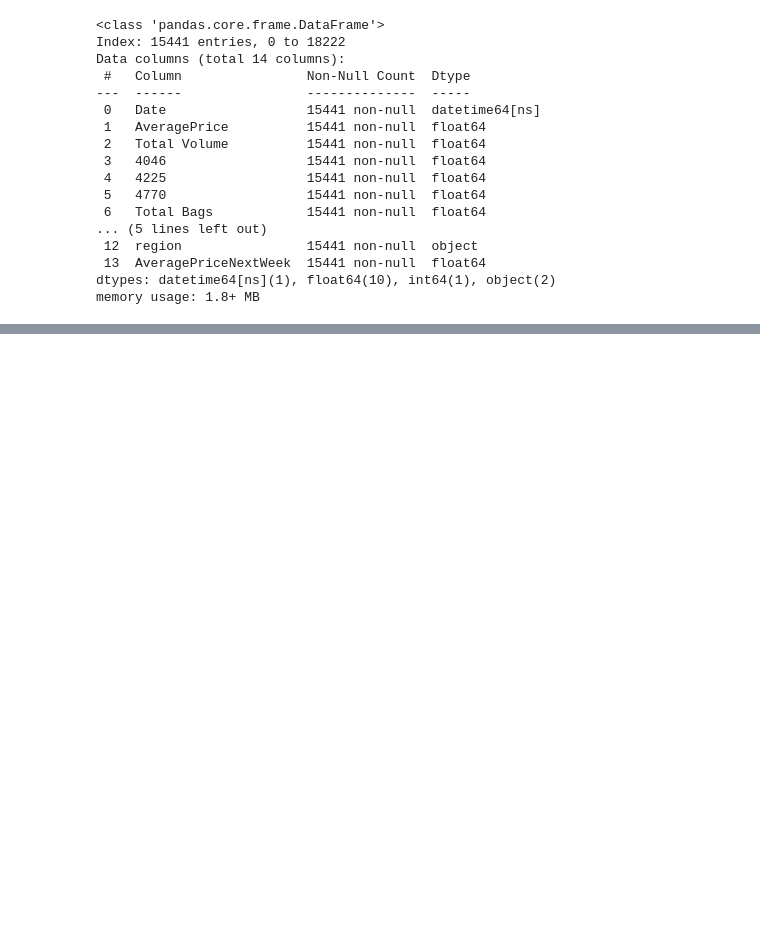
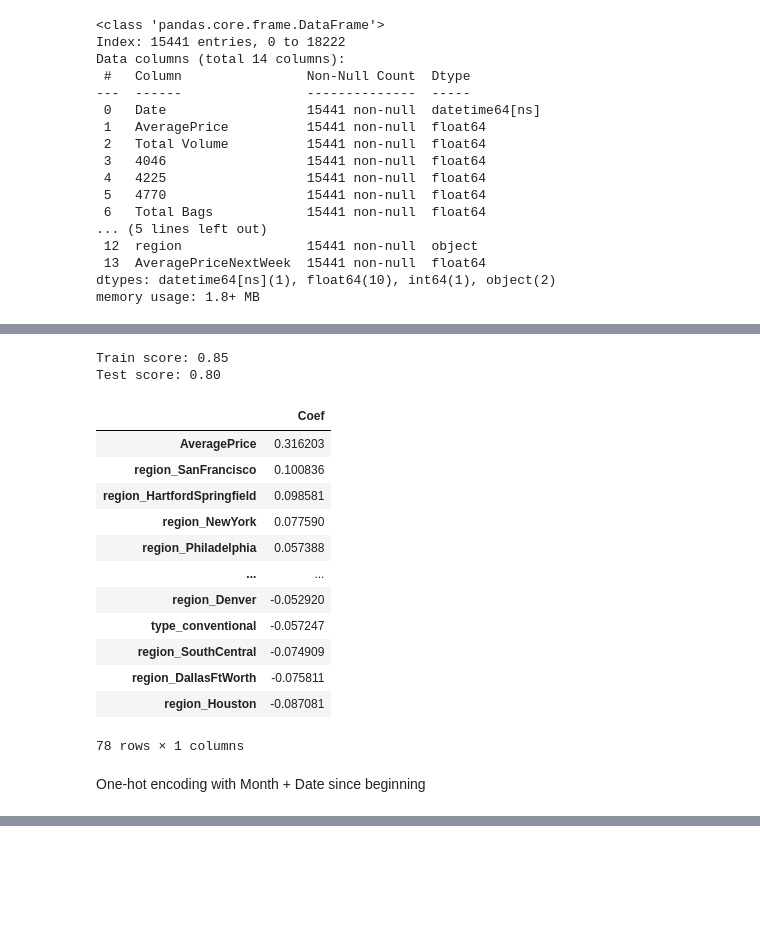
Before and after one commit to ShenranTomWang/CPSC330HW, a Jupyter notebook: hw8_sol.ipynb, the cells around one changed output, grey strips where cells are left out. Drawn from its saved outputs; the diff is of its cells as text; code cells hidden in the pictures; blank space fills up the shorter version.

```diff
--- a/hw8_sol.ipynb
+++ b/hw8_sol.ipynb
@@ -545,0 +511,25 @@ score_lr_print_coeff(preprocessor, df_train, y_train, df_test, y_test, X_train_e
+# %%
+train_df = df_train.assign(
+    Month=df_train["Date"].apply(lambda x: x.month_name())
+)  # x.month_name() to get the actual string
+test_df = df_test.assign(Month=df_test["Date"].apply(lambda x: x.month_name()))
+
+train_df[["Date", "Month"]].sort_values(by="Month")
+
+numeric_features = ["AveragePrice", "Total Volume", "4046", "4225", "4770", "year",
+                    "Total Bags", "Small Bags", "Large Bags", "XLarge Bags"]
+
+categorical_features = ["type", "region", "Month"]
+
+drop_features = ["Date"]
+
+target = ["AveragePriceNextWeek"]
+# %%
+X_train_enc, y_train, X_test_enc, y_test, preprocessor = preprocess_features(
+    train_df,
+    test_df,
+    numeric_features,
+    categorical_features,
+    drop_features, target
+)
+X_train_enc.info()
@@ -545,0 +554,35 @@ score_lr_print_coeff(preprocessor, df_train, y_train, df_test, y_test, X_train_e
+# %%
+# Ridge
+# lec19
+
+def score_lr_print_coeff(preprocessor, train_df, y_train, test_df, y_test, X_train_enc):
+    lr_pipe = make_pipeline(preprocessor, Ridge(alpha=1)) # i tried different alphas but they didn't affect train/test scores
+    lr_pipe.fit(train_df, y_train)
+    print("Train score: {:.2f}".format(lr_pipe.score(train_df, y_train)))
+    print("Test score: {:.2f}".format(lr_pipe.score(test_df, y_test)))
+    lr_coef = pd.DataFrame(
+        data=lr_pipe.named_steps["ridge"].coef_.flatten(),
+        index=X_train_enc.columns,
+        columns=["Coef"],
+    )
+    return lr_coef.sort_values(by="Coef", ascending=False)
+
+score_lr_print_coeff(preprocessor, train_df, y_train, test_df, y_test, X_train_enc)
+# %% [output]
+Train score: 0.85
+Test score: 0.80
+|  | Coef |
+| AveragePrice | 0.316203 |
+| region_SanFrancisco | 0.100836 |
+| region_HartfordSpringfield | 0.098581 |
+| region_NewYork | 0.077590 |
+| region_Philadelphia | 0.057388 |
+| ... | ... |
+| region_Denver | -0.052920 |
+| type_conventional | -0.057247 |
+| region_SouthCentral | -0.074909 |
+| region_DallasFtWorth | -0.075811 |
+| region_Houston | -0.087081 |
+78 rows × 1 columns
+# %% [markdown]
+One-hot encoding with Month + Date since beginning
```
Also changed, not shown: parts of 49 cells of this notebook.
